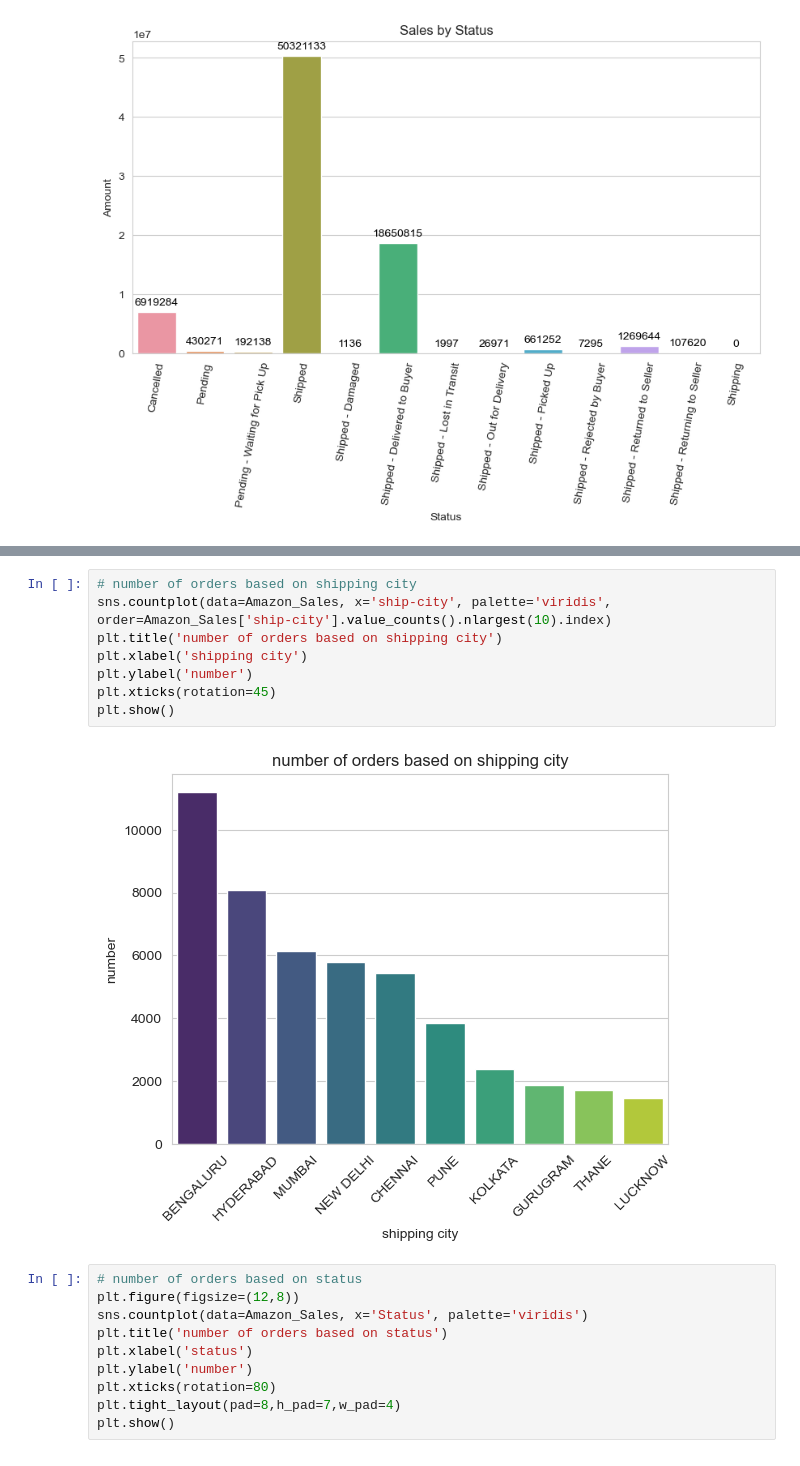
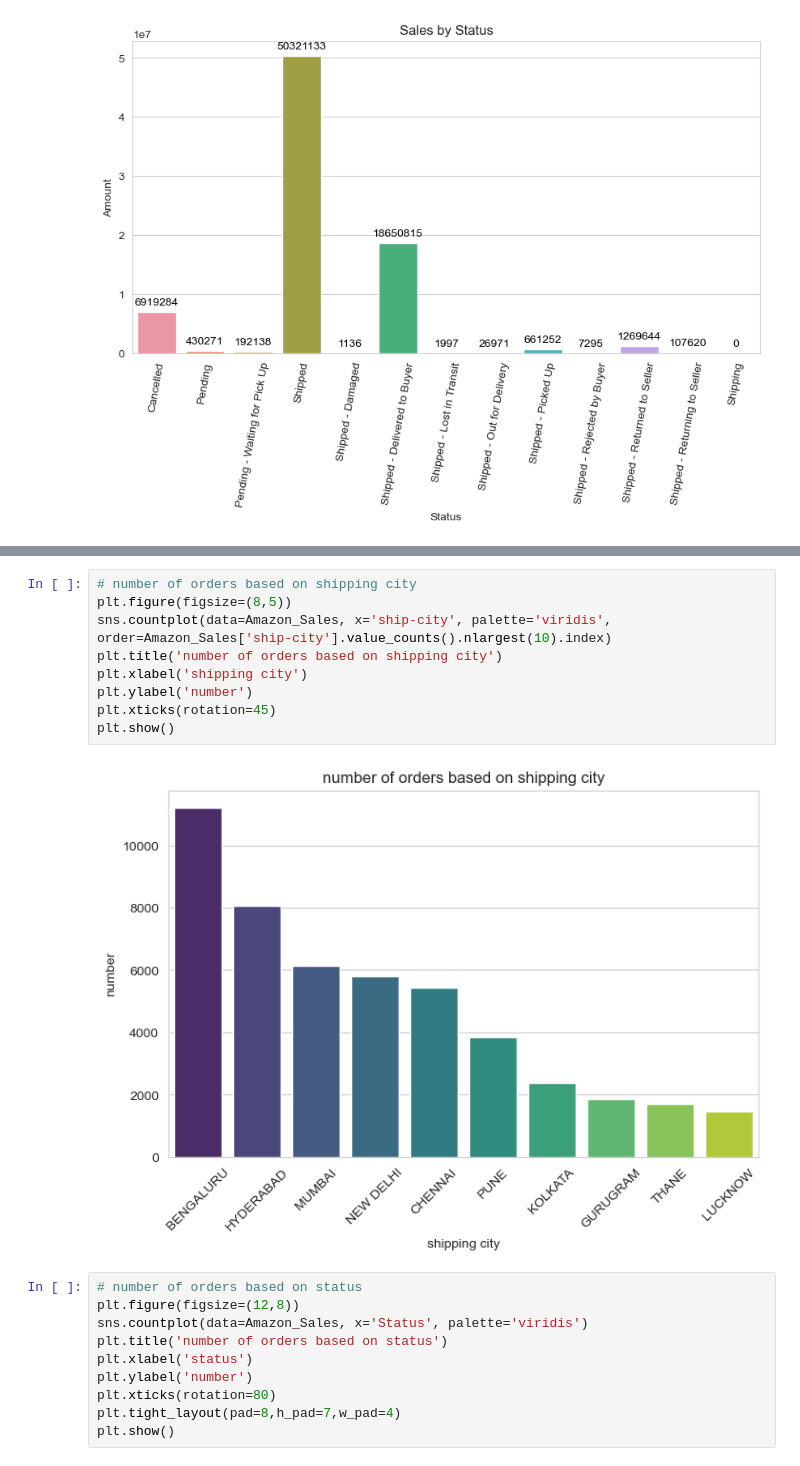
Before and after one commit to miladhe22/Amazon_Sales_Analysis, a Jupyter notebook: Amazon_Sales.ipynb, the cells around one changed output, grey strips where cells are left out. Cells and saved outputs as stored; diff of their text form.

```diff
--- a/Amazon_Sales.ipynb
+++ b/Amazon_Sales.ipynb
@@ -123,13 +123,14 @@ sns.countplot(data = cancelled , x = "Category" , palette="dark")
 # %%
 # number of orders based on shipping city
+plt.figure(figsize=(8,5))
 sns.countplot(data=Amazon_Sales, x='ship-city', palette='viridis', order=Amazon_Sales['ship-city'].value_counts().nlargest(10).index)
 plt.title('number of orders based on shipping city')
 plt.xlabel('shipping city')
 plt.ylabel('number')
 plt.xticks(rotation=45)
 plt.show()
 # %% [output]
-[figure, old version]
+[figure, new version]
 # %%
 # number of orders based on status
 plt.figure(figsize=(12,8))
```
Also changed, not shown: parts of 2 cells of this notebook.
